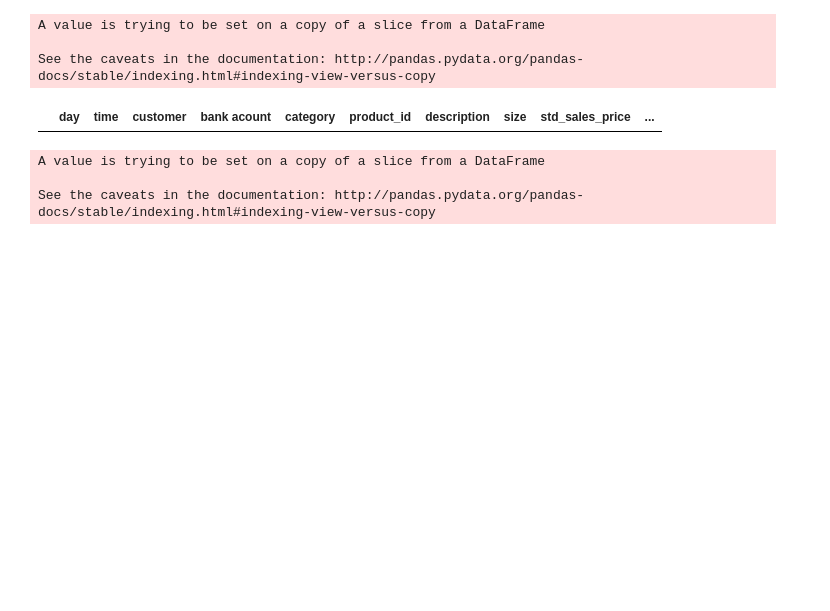
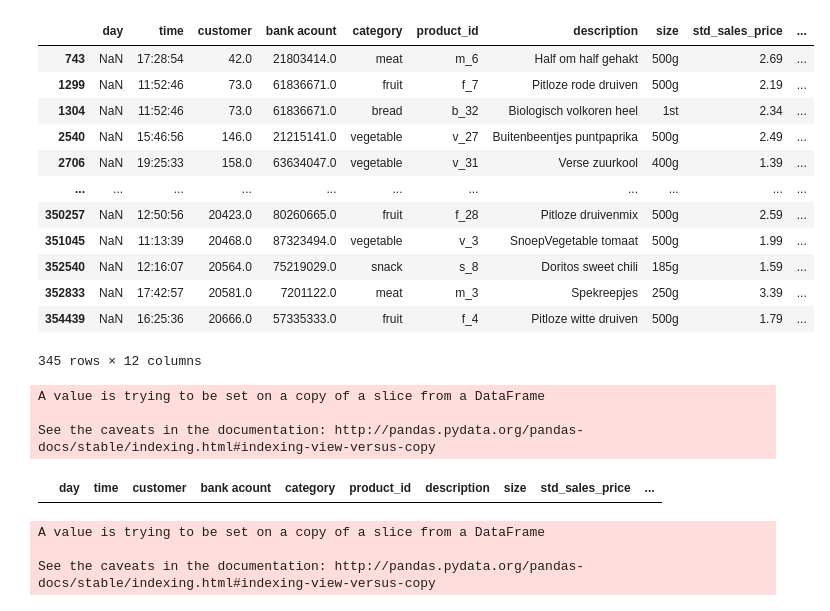
Before and after one commit to JiapengFan/JBG050-group-4, a Jupyter notebook: preprocess/transaction_NaN_fixes.ipynb, the cells around one changed output. Saved outputs shown, nothing was run; the diff lists cells and outputs as text; code cells hidden in the pictures; blank space fills up the shorter version.

```diff
--- a/preprocess/transaction_NaN_fixes.ipynb
+++ b/preprocess/transaction_NaN_fixes.ipynb
@@ -3,10 +3,26 @@ import pandas as pd
 import matplotlib.pyplot as plt
 import numpy as np
 # %%
-inventory_df = pd.read_csv('C:/Users/20193723/Documents/Data Challenge 2/Data/inventory.csv')
-products_df = pd.read_csv('C:/Users/20193723/Documents/Data Challenge 2/Data/products.csv')
-promotions_df = pd.read_csv('C:/Users/20193723/Documents/Data Challenge 2/Data/promotions.csv')
-transactions_df = pd.read_csv('C:/Users/20193723/Documents/Data Challenge 2/Data/transactions.csv')
+# inventory_df = pd.read_csv('C:/Users/20193723/Documents/Data Challenge 2/Data/inventory.csv')
+# products_df = pd.read_csv('C:/Users/20193723/Documents/Data Challenge 2/Data/products.csv')
+# promotions_df = pd.read_csv('C:/Users/20193723/Documents/Data Challenge 2/Data/promotions.csv')
+transactions_df = pd.read_csv('../data/transactions.csv')
+# %%
+transactions_df[transactions_df['day'].isnull()]
+# %% [output]
+|  | day | time | customer | bank acount | category | product_id | description | size | std_sales_price | ... |
+| 743 | NaN | 17:28:54 | 42.0 | 21803414.0 | meat | m_6 | Half om half gehakt | 500g | 2.69 | ... |
+| 1299 | NaN | 11:52:46 | 73.0 | 61836671.0 | fruit | f_7 | Pitloze rode druiven | 500g | 2.19 | ... |
+| 1304 | NaN | 11:52:46 | 73.0 | 61836671.0 | bread | b_32 | Biologisch volkoren heel | 1st | 2.34 | ... |
+| 2540 | NaN | 15:46:56 | 146.0 | 21215141.0 | vegetable | v_27 | Buitenbeentjes puntpaprika | 500g | 2.49 | ... |
+| 2706 | NaN | 19:25:33 | 158.0 | 63634047.0 | vegetable | v_31 | Verse zuurkool | 400g | 1.39 | ... |
+| ... | ... | ... | ... | ... | ... | ... | ... | ... | ... | ... |
+| 350257 | NaN | 12:50:56 | 20423.0 | 80260665.0 | fruit | f_28 | Pitloze druivenmix | 500g | 2.59 | ... |
+| 351045 | NaN | 11:13:39 | 20468.0 | 87323494.0 | vegetable | v_3 | SnoepVegetable tomaat | 500g | 1.99 | ... |
+| 352540 | NaN | 12:16:07 | 20564.0 | 75219029.0 | snack | s_8 | Doritos sweet chili | 185g | 1.59 | ... |
+| 352833 | NaN | 17:42:57 | 20581.0 | 7201122.0 | meat | m_3 | Spekreepjes | 250g | 3.39 | ... |
+| 354439 | NaN | 16:25:36 | 20666.0 | 57335333.0 | fruit | f_4 | Pitloze witte druiven | 500g | 1.79 | ... |
+345 rows × 12 columns
 # %%
 for i in transactions_df[transactions_df['day'].isnull()].index:
     transactions_df['day'][i] = transactions_df['day'][i-1]
```
Also changed, not shown: 15 other files.
